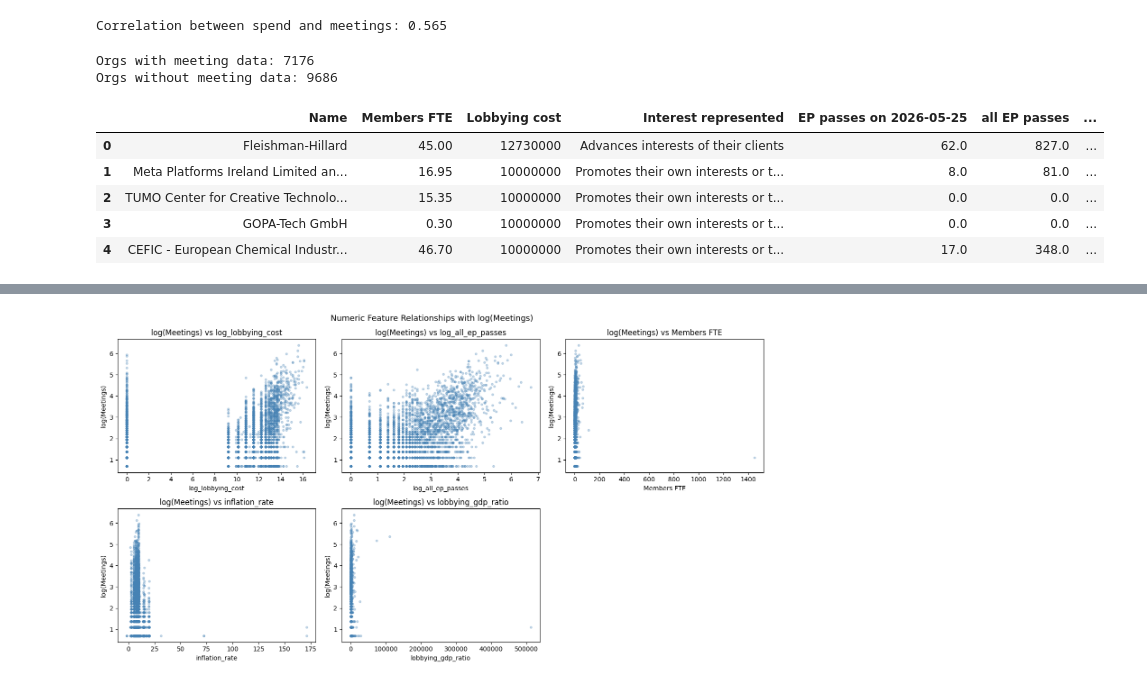
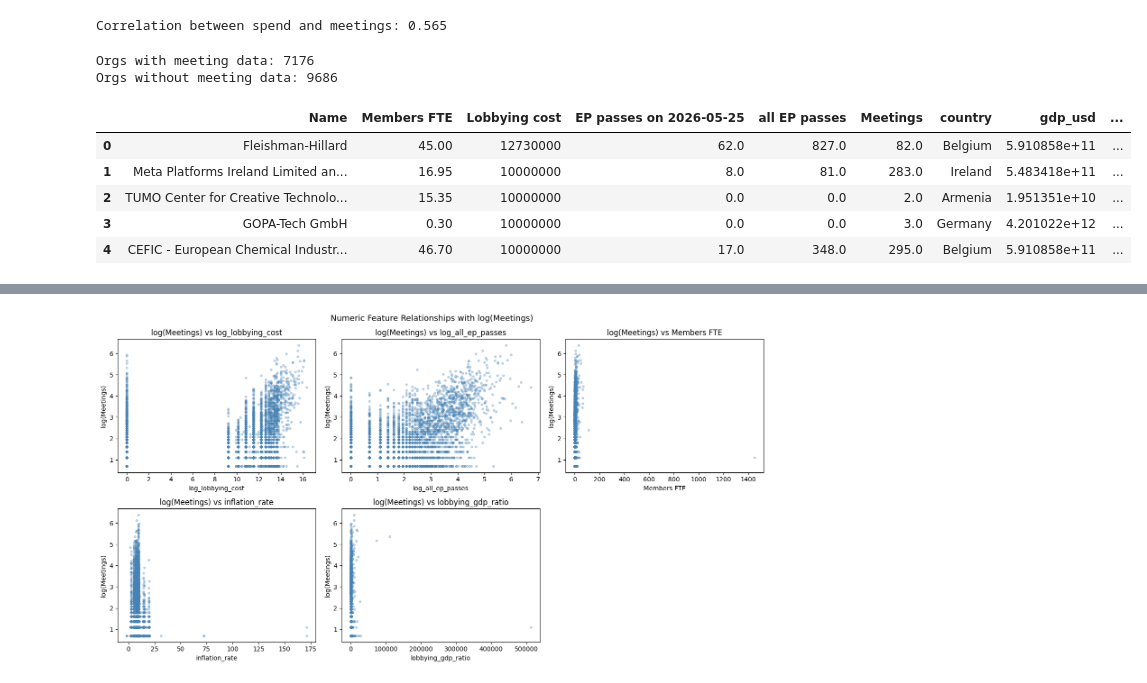
Before and after one commit to NEU-Khoury-DoC/26su-DoC-Project-Template, a Jupyter notebook: ml-src/lobbying_phase2.ipynb, the cells around one changed output, grey strips where cells are left out. Cells and saved outputs as stored; diff of their text form; code cells hidden in the pictures.

```diff
--- a/ml-src/lobbying_phase2.ipynb
+++ b/ml-src/lobbying_phase2.ipynb
@@ -277,36 +272,36 @@ Correlation between spend and meetings: 0.565
 # %%
 # Prepare ML dataset - only orgs WITH meeting data
 from sklearn.preprocessing import LabelEncoder, StandardScaler
 
 df_ml = df_merged[df_merged['Meetings'] > 0].copy()
 
-# Encode categorical column
-le = LabelEncoder()
-df_ml['interest_encoded'] = le.fit_transform(df_ml['Interest represented'])
+# Encode categorical column with dummies
+df_ml = pd.get_dummies(df_ml, columns=['Interest represented'], drop_first=True)
+
 
 # Log-transform skewed input features
 df_ml['log_lobbying_cost'] = np.log1p(df_ml['Lobbying cost'])
 df_ml['log_all_ep_passes'] = np.log1p(df_ml['all EP passes'])
 
 # Log-transform the target
 df_ml['log_meetings'] = np.log1p(df_ml['Meetings'])
 
 # Members FTE Squared
 df_ml['Members FTE Squared'] = df_ml['Members FTE'] ** 2
 
 
 print(f'Orgs with meeting data: {len(df_ml)}')
 print(f'Orgs without meeting data: {len(df_merged[df_merged["Meetings"] == 0])}')
 df_ml.head()
 # %% [output]
 Orgs with meeting data: 7176
 Orgs without meeting data: 9686
-|  | Name | Members FTE | Lobbying cost | Interest represented | EP passes on 2026-05-25 | all EP passes | ... |
-| 0 | Fleishman-Hillard | 45.00 | 12730000 | Advances interests of their clients | 62.0 | 827.0 | ... |
-| 1 | Meta Platforms Ireland Limited an... | 16.95 | 10000000 | Promotes their own interests or t... | 8.0 | 81.0 | ... |
-| 2 | TUMO Center for Creative Technolo... | 15.35 | 10000000 | Promotes their own interests or t... | 0.0 | 0.0 | ... |
-| 3 | GOPA-Tech GmbH | 0.30 | 10000000 | Promotes their own interests or t... | 0.0 | 0.0 | ... |
-| 4 | CEFIC - European Chemical Industr... | 46.70 | 10000000 | Promotes their own interests or t... | 17.0 | 348.0 | ... |
+|  | Name | Members FTE | Lobbying cost | EP passes on 2026-05-25 | all EP passes | Meetings | country | gdp_usd | ... |
+| 0 | Fleishman-Hillard | 45.00 | 12730000 | 62.0 | 827.0 | 82.0 | Belgium | 5.910858e+11 | ... |
+| 1 | Meta Platforms Ireland Limited an... | 16.95 | 10000000 | 8.0 | 81.0 | 283.0 | Ireland | 5.483418e+11 | ... |
+| 2 | TUMO Center for Creative Technolo... | 15.35 | 10000000 | 0.0 | 0.0 | 2.0 | Armenia | 1.951351e+10 | ... |
+| 3 | GOPA-Tech GmbH | 0.30 | 10000000 | 0.0 | 0.0 | 3.0 | Germany | 4.201022e+12 | ... |
+| 4 | CEFIC - European Chemical Industr... | 46.70 | 10000000 | 17.0 | 348.0 | 295.0 | Belgium | 5.910858e+11 | ... |
 # %%
 from sklearn.linear_model import LinearRegression
 from sklearn.model_selection import train_test_split
```
Also changed, not shown: parts of 5 cells of this notebook, 4 other files.
